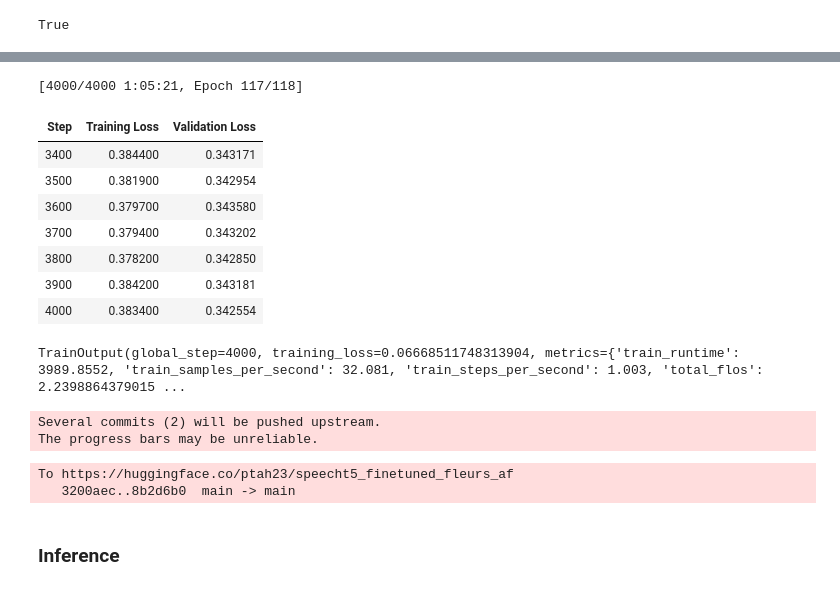
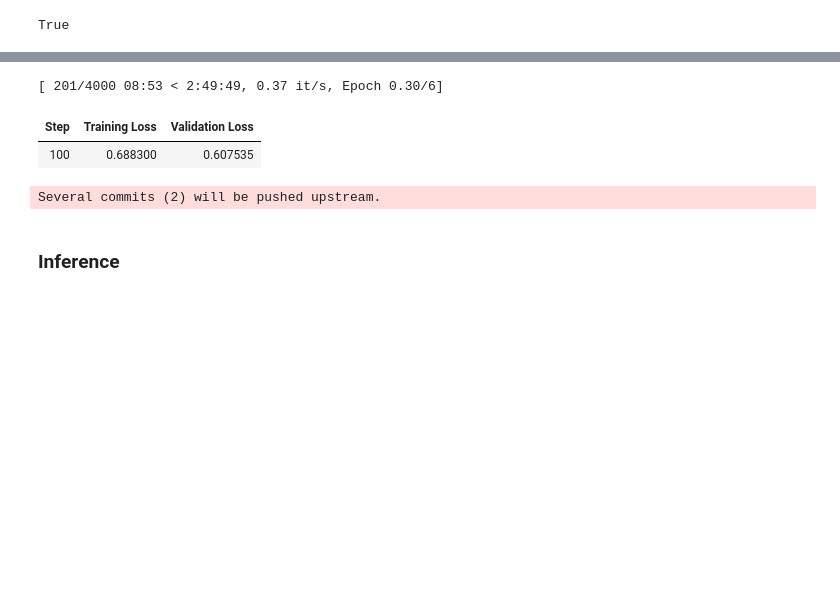
Before and after one commit to ptah23/audio-transformers-course-notebooks, a Jupyter notebook: Unit 6-Handson.ipynb, the cells around one changed output, grey strips where cells are left out. Cells and saved outputs as stored; diff of their text form; code cells hidden in the pictures; blank space fills up the shorter version.

```diff
--- a/Unit 6-Handson.ipynb
+++ b/Unit 6-Handson.ipynb
@@ -255,0 +250,5 @@ len(dataset)
+# %%
+# balance dataset by limiting speakers to middle
+def select_speaker(speaker_id):
+    return 50 <= speaker_counts[speaker_id] <= 700
+dataset = dataset.filter(select_speaker, input_columns=["speaker_id"])
@@ -276,7 +285,7 @@ def create_speaker_embedding(waveform):
 # %%
 def prepare_dataset(example):
     audio = example["audio"]
-    example = processor(text=example["transcription"], audio_target=audio["array"], sampling_rate=audio["sampling_rate"], return_attention_mask=False)
+    example = processor(text=example["normalized_text"], audio_target=audio["array"], sampling_rate=audio["sampling_rate"], return_attention_mask=False)
     # strip off batch dimension
     example["labels"] = example["labels"][0]
 
@@ -310,5 +318,5 @@ IPython.display.Audio(processed_example["labels"],rate=16_000)
 # %%
-dataset = dataset.map(prepare_dataset, remove_columns=dataset.column_names)
+dataset = dataset.map(prepare_dataset, remove_columns=dataset.column_names, num_proc=1)
 dataset
 # %% [output]
 Dataset({
@@ -414,9 +462,9 @@ View run at https://wandb.ai/ptah23/huggingface-audio-course-unit6-handson/runs/
 from transformers import Seq2SeqTrainingArguments
 
 training_args = Seq2SeqTrainingArguments(
-    output_dir="speecht5_finetuned_fleurs_af",  # change to a repo name of your choice
-    per_device_train_batch_size=8,
-    gradient_accumulation_steps=4,
+    output_dir="speecht5_finetuned_voxpopuli_es",  # change to a repo name of your choice
+    per_device_train_batch_size=4,
+    gradient_accumulation_steps=8,
     learning_rate=1e-5,
     warmup_steps=500,
     max_steps=4000,
@@ -449,24 +497,21 @@ trainer = Seq2SeqTrainer(
 # %%
-#trainer.train()
-trainer.train(resume_from_checkpoint=True)
+trainer.train()
+#trainer.train(resume_from_checkpoint=True)
 # %% [output]
-[4000/4000 1:05:21, Epoch 117/118]
+[ 201/4000 08:53 < 2:49:49, 0.37 it/s, Epoch 0.30/6]
 | Step | Training Loss | Validation Loss |
-| 3400 | 0.384400 | 0.343171 |
-| 3500 | 0.381900 | 0.342954 |
-| 3600 | 0.379700 | 0.343580 |
-| 3700 | 0.379400 | 0.343202 |
-| 3800 | 0.378200 | 0.342850 |
-| 3900 | 0.384200 | 0.343181 |
-| 4000 | 0.383400 | 0.342554 |
+| 100 | 0.688300 | 0.607535 |
-TrainOutput(global_step=4000, training_loss=0.06668511748313904, metrics={'train_runtime': 3989.8552, 'train_samples_per_second': 32.081, 'train_steps_per_second': 1.003, 'total_flos': 2.2398864379015 ...
+Several commits (2) will be pushed upstream.
 # %%
-trainer.push_to_hub()
+kwargs = {
+    "dataset_tags": "facebook/voxpopuli",
+    "dataset": "Vox Populi ES",  # a 'pretty' name for the training dataset
+    "language": "es",
+    "model_name": "speec T5 ES - Peter Gelderbloem",  # a 'pretty' name for your model
+    "finetuned_from": "microsoft/speecht5_tts",
+    "tasks": "text-to-speech",
+}
+trainer.push_to_hub(**kwargs)
-# %% [output]
-Several commits (2) will be pushed upstream.
-The progress bars may be unreliable.
-To https://huggingface.co/ptah23/speecht5_finetuned_fleurs_af
-   3200aec..8b2d6b0  main -> main
 # %% [markdown]
 ### Inference
 # %%
```
Also changed, not shown: parts of 32 cells of this notebook.
